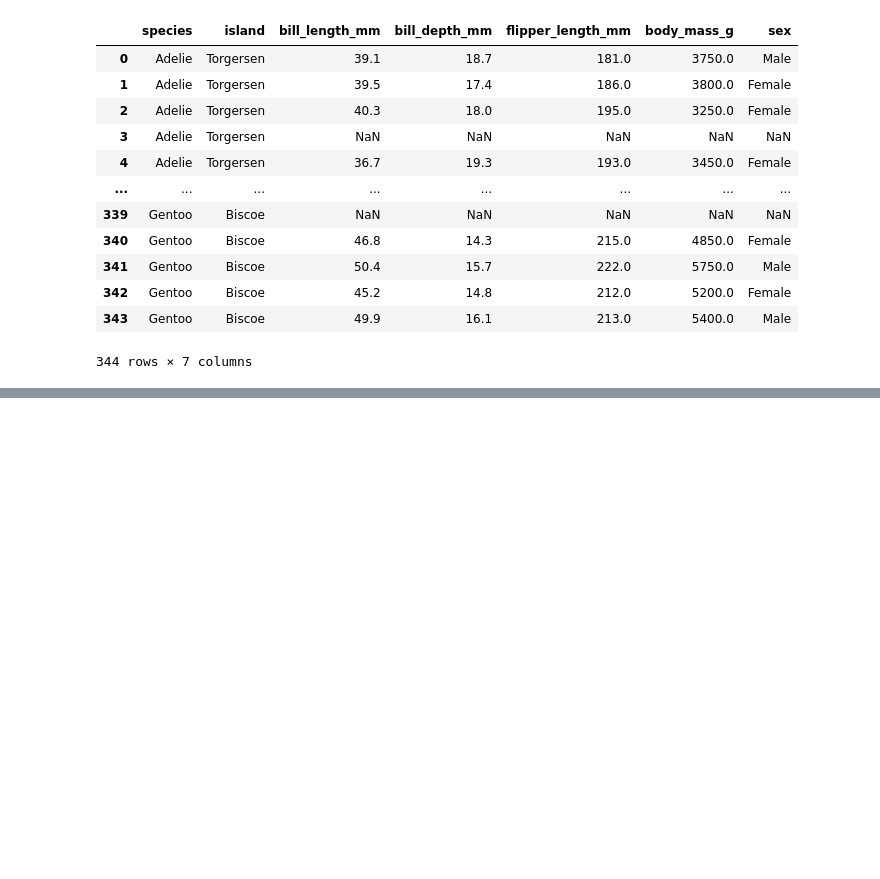
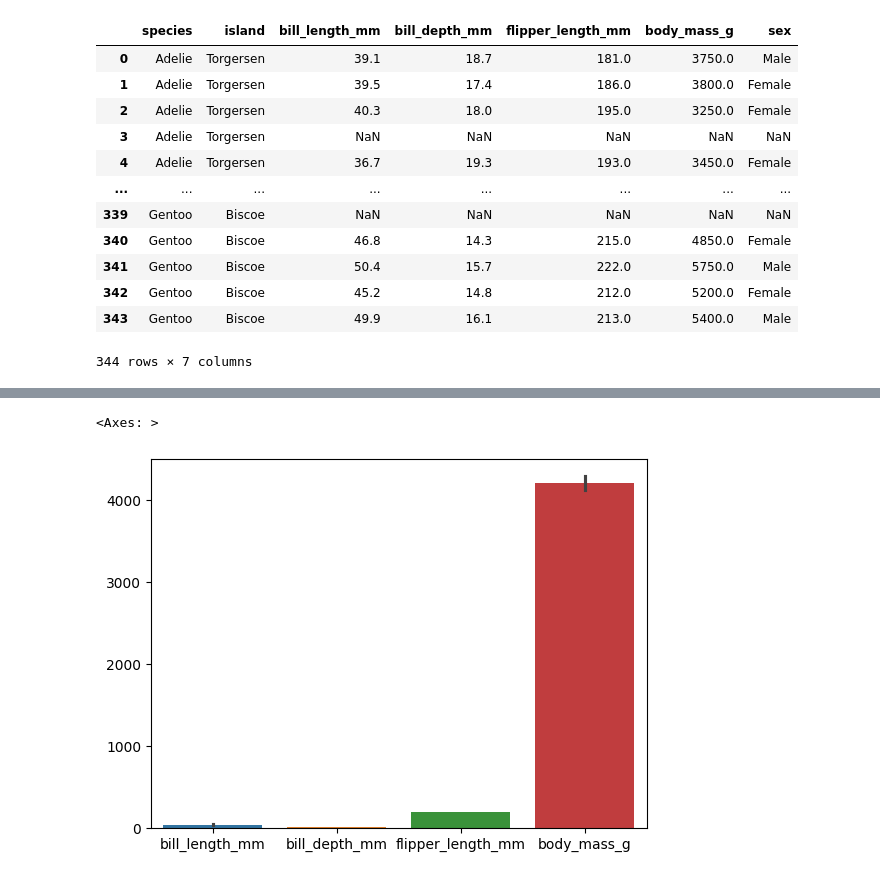
Before and after one commit to anishraj-38/Python, a Jupyter notebook: Seaborn.ipynb, the cells around one changed output, grey strips where cells are left out. Drawn from its saved outputs; the diff is of its cells as text; code cells hidden in the pictures; blank space fills up the shorter version.

```diff
--- a/Seaborn.ipynb
+++ b/Seaborn.ipynb
@@ -61,0 +81,6 @@ df1
+# %%
+df1=sns.load_dataset("penguins")
+sns.barplot(data=df1)
+# %% [output]
+<Axes: >
+[figure, added]
```
Also changed, not shown: parts of 13 cells of this notebook.
